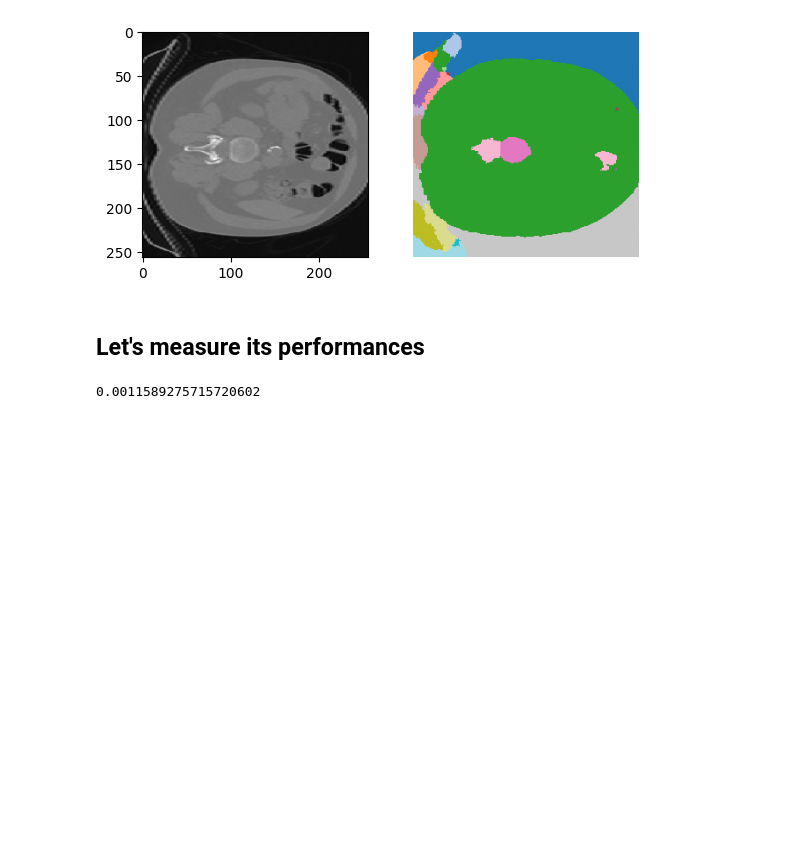
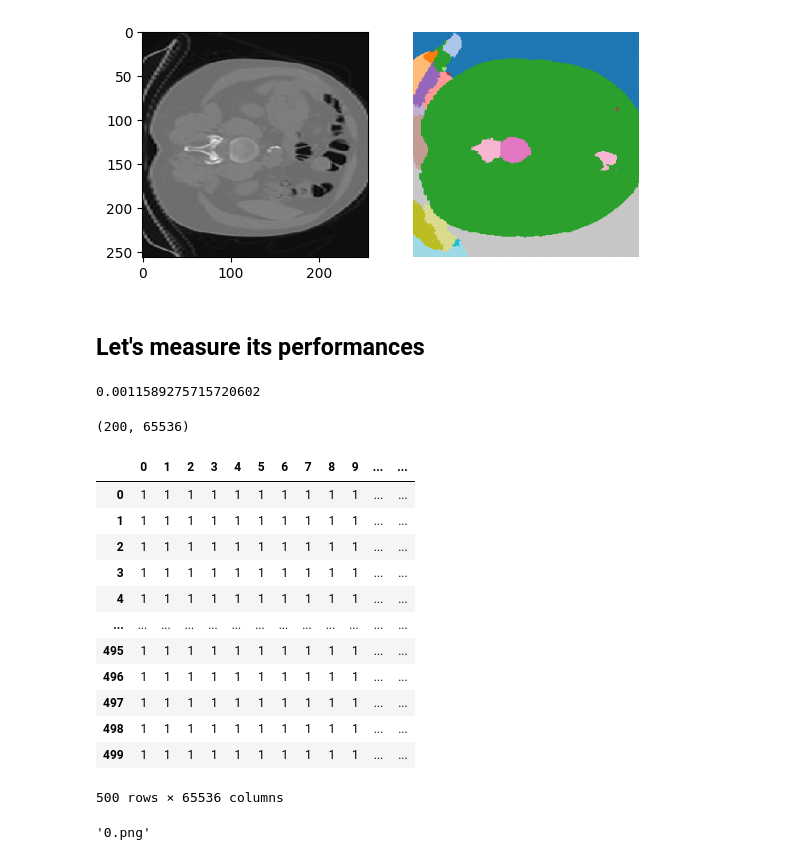
Before and after one commit to MauroAbidalCarrer/raidium_challenge, a Jupyter notebook: example.ipynb, the cells around one changed output. Saved outputs shown, nothing was run; the diff lists cells and outputs as text; code cells hidden in the pictures; blank space fills up the shorter version.

```diff
--- a/example.ipynb
+++ b/example.ipynb
@@ -179,3 +199,28 @@ dice_pandas(labels_val, labels_val_predicted_baseline)
 # Let's see if you can do better!
 # %% [output]
 0.0011589275715720602
+# %%
+labels_val_predicted_baseline.shape
+# %% [output]
+(200, 65536)
+# %%
+test_preds = compute_baseline(data_test)
+test_preds
+# %% [output]
+|  | 0 | 1 | 2 | 3 | 4 | 5 | 6 | 7 | 8 | 9 | ... | ... |
+| 0 | 1 | 1 | 1 | 1 | 1 | 1 | 1 | 1 | 1 | 1 | ... | ... |
+| 1 | 1 | 1 | 1 | 1 | 1 | 1 | 1 | 1 | 1 | 1 | ... | ... |
+| 2 | 1 | 1 | 1 | 1 | 1 | 1 | 1 | 1 | 1 | 1 | ... | ... |
+| 3 | 1 | 1 | 1 | 1 | 1 | 1 | 1 | 1 | 1 | 1 | ... | ... |
+| 4 | 1 | 1 | 1 | 1 | 1 | 1 | 1 | 1 | 1 | 1 | ... | ... |
+| ... | ... | ... | ... | ... | ... | ... | ... | ... | ... | ... | ... | ... |
+| 495 | 1 | 1 | 1 | 1 | 1 | 1 | 1 | 1 | 1 | 1 | ... | ... |
+| 496 | 1 | 1 | 1 | 1 | 1 | 1 | 1 | 1 | 1 | 1 | ... | ... |
+| 497 | 1 | 1 | 1 | 1 | 1 | 1 | 1 | 1 | 1 | 1 | ... | ... |
+| 498 | 1 | 1 | 1 | 1 | 1 | 1 | 1 | 1 | 1 | 1 | ... | ... |
+| 499 | 1 | 1 | 1 | 1 | 1 | 1 | 1 | 1 | 1 | 1 | ... | ... |
+500 rows × 65536 columns
+# %%
+labels_val.index[0]
+# %% [output]
+'0.png'
```
Also changed, not shown: parts of 8 cells of this notebook.
